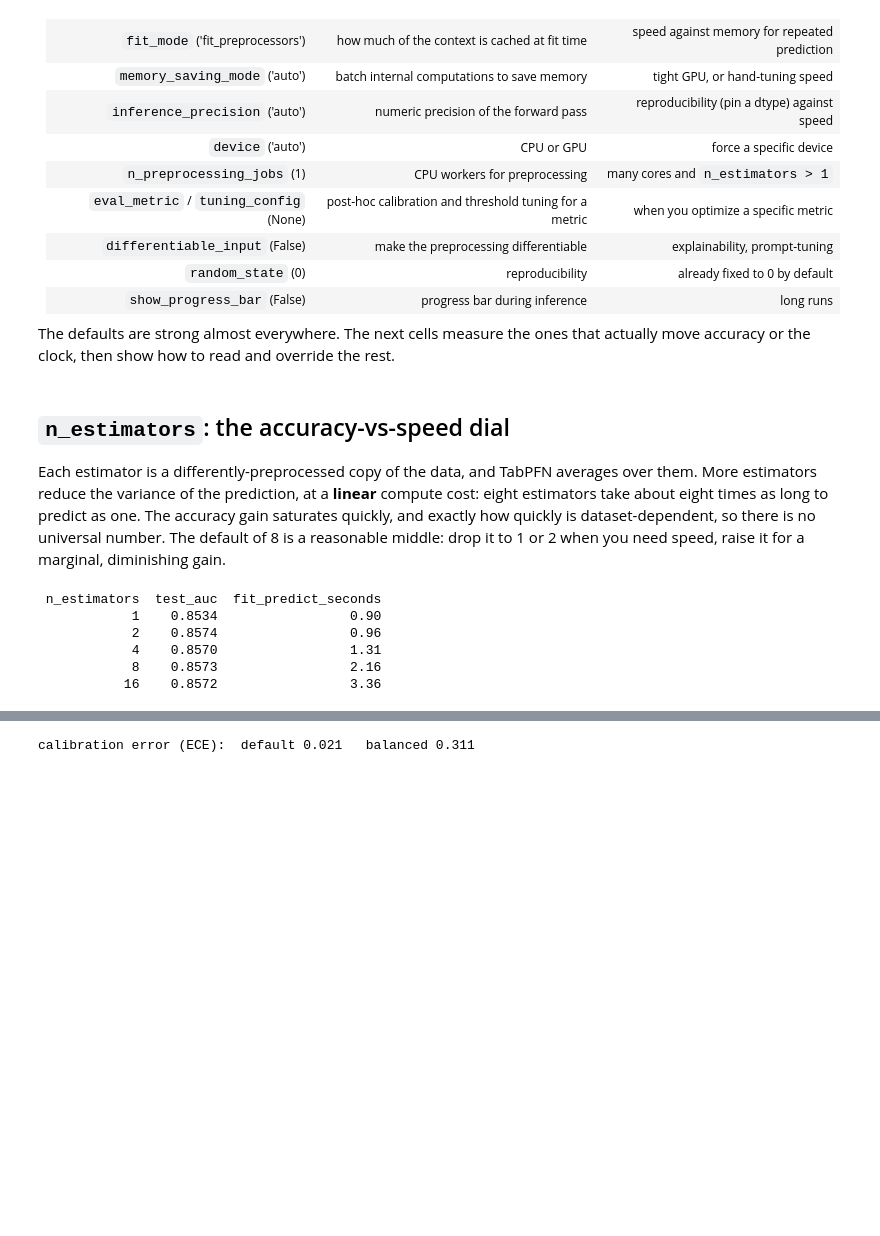
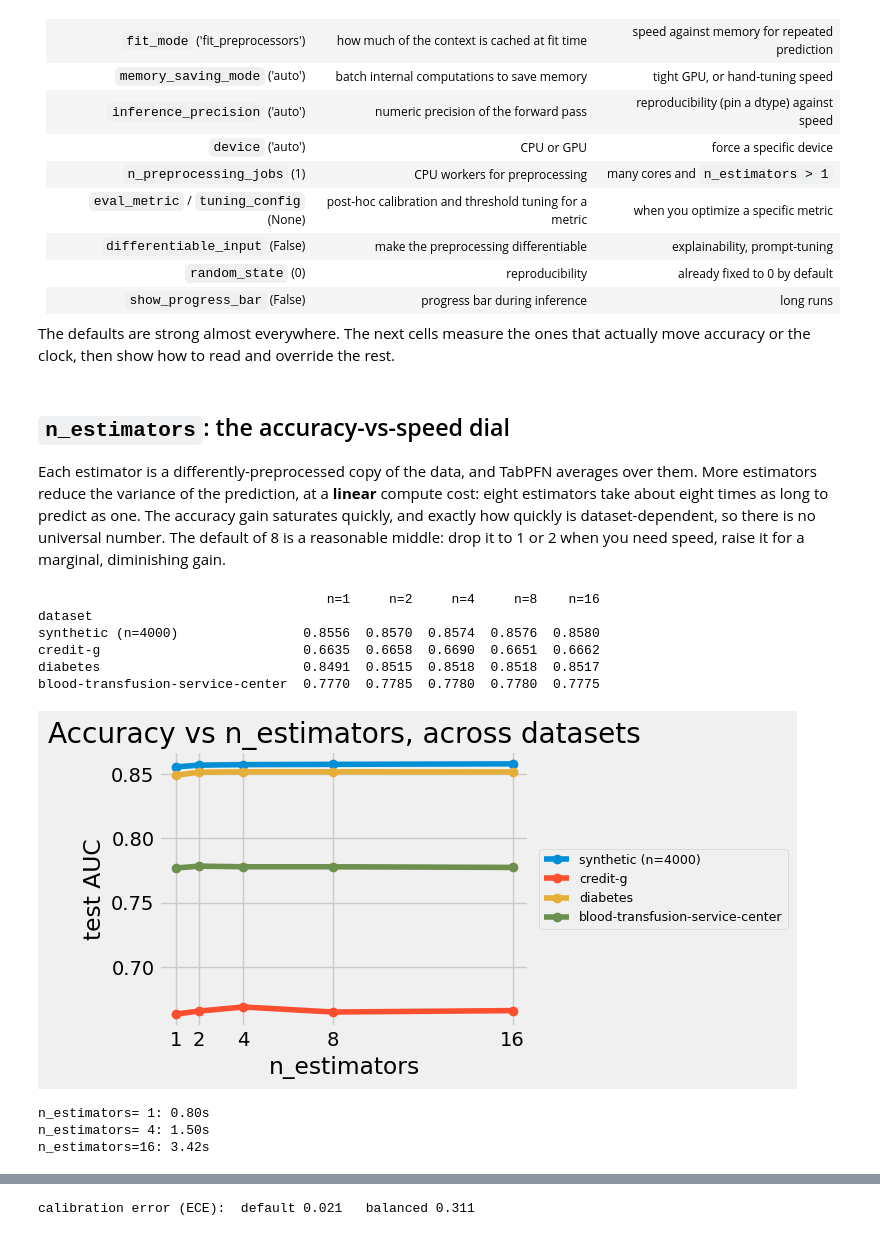
Before and after one commit to CardoAI/TabPFNPractitioner, a Jupyter notebook: notebooks/Parameters.ipynb, the cells around one changed output, grey strips where cells are left out. Drawn from its saved outputs; the diff is of its cells as text; code cells hidden in the pictures; blank space fills up the shorter version.

```diff
--- a/notebooks/Parameters.ipynb
+++ b/notebooks/Parameters.ipynb
@@ -18,7 +18,9 @@ import numpy as np
 import pandas as pd
 import matplotlib.pyplot as plt
 plt.style.use('fivethirtyeight')
-from sklearn.metrics import roc_auc_score, average_precision_score
+from sklearn.metrics import roc_auc_score, average_precision_score, precision_score, recall_score
+from sklearn.model_selection import train_test_split
+from sklearn.datasets import fetch_openml
 from tabpfn import TabPFNClassifier
 
 def make_data(n=6000, n_features=12, noise=1.5, positive_rate=None, seed=0):
@@ -33,6 +35,16 @@ def make_data(n=6000, n_features=12, noise=1.5, positive_rate=None, seed=0):
         label = (logit > np.quantile(logit, 1 - positive_rate)).astype(int)
     table = pd.DataFrame(X, columns=[f"x{i}" for i in range(n_features)])
     return table, label
+
+def load_openml_binary(name, n_cap=2500, seed=0):
+    """Load a binary OpenML dataset as numeric features and 0/1 labels, subsampled for speed."""
+    data = fetch_openml(name=name, version=1, as_frame=True)
+    X = data.frame.drop(columns=[data.target.name]).select_dtypes(include=[np.number]).astype(float)
+    y = pd.factorize(data.target)[0]
+    if len(X) > n_cap:
+        index = np.random.RandomState(seed).permutation(len(X))[:n_cap]
+        X, y = X.iloc[index].reset_index(drop=True), y[index]
+    return X, y
 
 def expected_calibration_error(y_true, probabilities, bins=15):
     """Average gap between predicted confidence and actual outcome frequency.
@@ -88,28 +100,51 @@ take about eight times as long to predict as one. The accuracy gain saturates qu
 how quickly is dataset-dependent, so there is no universal number. The default of 8 is a reasonable
 middle: drop it to 1 or 2 when you need speed, raise it for a marginal, diminishing gain.
 # %%
-# n_estimators trades compute for accuracy: each estimator is one differently-preprocessed copy of
-# the data, and TabPFN averages over them. We warm up once first, so the timing measures compute and
-# not the one-time model download and load.
-X, y = make_data(n=4000, seed=0)
-half = len(y) // 2
-X_train, X_test, y_train, y_test = X.iloc[:half], X.iloc[half:], y[:half], y[half:]
-TabPFNClassifier(n_estimators=1, random_state=0).fit(X_train, y_train).predict_proba(X_test)  # warm up
+# Accuracy saturates with n_estimators, but is that a quirk of one synthetic task? Sweep several
+# datasets of different size and difficulty. We warm up once per dataset so timing is not measured here.
+datasets = {"synthetic (n=4000)": make_data(n=4000, seed=0)}
+for name in ["credit-g", "diabetes", "blood-transfusion-service-center"]:
+    datasets[name] = load_openml_binary(name)
 
+estimator_counts = [1, 2, 4, 8, 16]
 rows = []
-for n_estimators in [1, 2, 4, 8, 16]:
-    start = time.perf_counter()
-    model = TabPFNClassifier(n_estimators=n_estimators, random_state=0).fit(X_train, y_train)
-    proba = model.predict_proba(X_test)[:, 1]
-    rows.append({"n_estimators": n_estimators,
-                 "test_auc": round(roc_auc_score(y_test, proba), 4),
-                 "fit_predict_seconds": round(time.perf_counter() - start, 2)})
-print(pd.DataFrame(rows).to_string(index=False))
+for dataset_name, (X, y) in datasets.items():
+    X_train, X_test, y_train, y_test = train_test_split(X, y, test_size=0.4, random_state=0, stratify=y)
+    TabPFNClassifier(n_estimators=1, random_state=0).fit(X_train, y_train).predict_proba(X_test)  # warm up
+    record = {"dataset": dataset_name}
+    for n_estimators in estimator_counts:
+        model = TabPFNClassifier(n_estimators=n_estimators, random_state=0).fit(X_train, y_train)
+        record[f"n={n_estimators}"] = round(roc_auc_score(y_test, model.predict_proba(X_test)[:, 1]), 4)
+    rows.append(record)
+auc_table = pd.DataFrame(rows).set_index("dataset")
+print(auc_table.to_string())
+
+fig, ax = plt.subplots(figsize=(7.5, 4))
+for dataset_name in auc_table.index:
+    ax.plot(estimator_counts, auc_table.loc[dataset_name].values, marker="o", label=dataset_name)
+ax.set_xlabel("n_estimators"); ax.set_ylabel("test AUC"); ax.set_xticks(estimator_counts)
+ax.set_title("Accuracy vs n_estimators, across datasets")
+ax.legend(loc="center left", bbox_to_anchor=(1.01, 0.5), fontsize=9)
+fig.tight_layout(); plt.show()
 # %% [output]
- n_estimators  test_auc  fit_predict_seconds
-            1    0.8534                 0.90
-            2    0.8574                 0.96
-            4    0.8570                 1.31
-            8    0.8573                 2.16
-           16    0.8572                 3.36
+                                     n=1     n=2     n=4     n=8    n=16
+dataset
+synthetic (n=4000)                0.8556  0.8570  0.8574  0.8576  0.8580
+credit-g                          0.6635  0.6658  0.6690  0.6651  0.6662
+diabetes                          0.8491  0.8515  0.8518  0.8518  0.8517
+blood-transfusion-service-center  0.7770  0.7785  0.7780  0.7780  0.7775
+[figure, added]
+# %%
+# The cost side: time grows with the estimator count, each one is another pass over the data.
+X, y = make_data(n=4000, seed=0)
+X_train, X_test, y_train, y_test = train_test_split(X, y, test_size=0.4, random_state=0, stratify=y)
+TabPFNClassifier(n_estimators=1, random_state=0).fit(X_train, y_train).predict_proba(X_test)  # warm up
+for n_estimators in [1, 4, 16]:
+    start = time.perf_counter()
+    TabPFNClassifier(n_estimators=n_estimators, random_state=0).fit(X_train, y_train).predict_proba(X_test)
+    print(f"n_estimators={n_estimators:2d}: {time.perf_counter() - start:.2f}s")
+# %% [output]
+n_estimators= 1: 0.80s
+n_estimators= 4: 1.50s
+n_estimators=16: 3.42s
 # %% [markdown]
```
Also changed, not shown: parts of 9 cells of this notebook.
